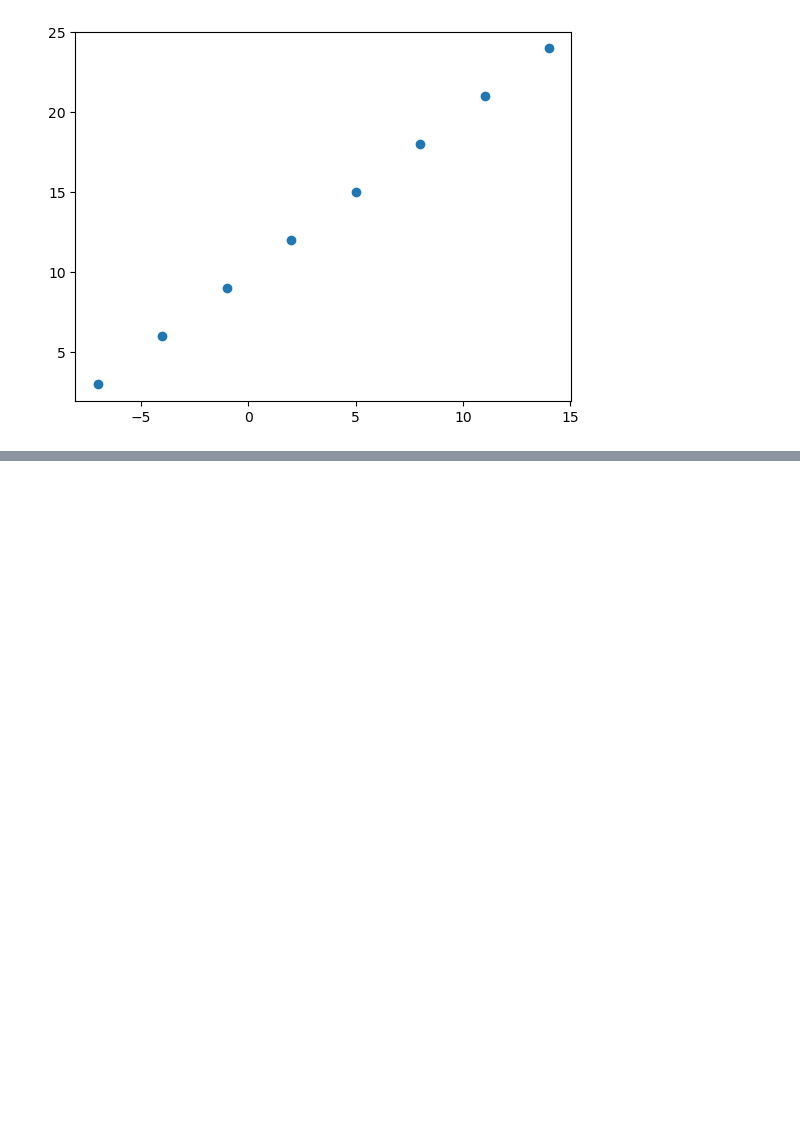
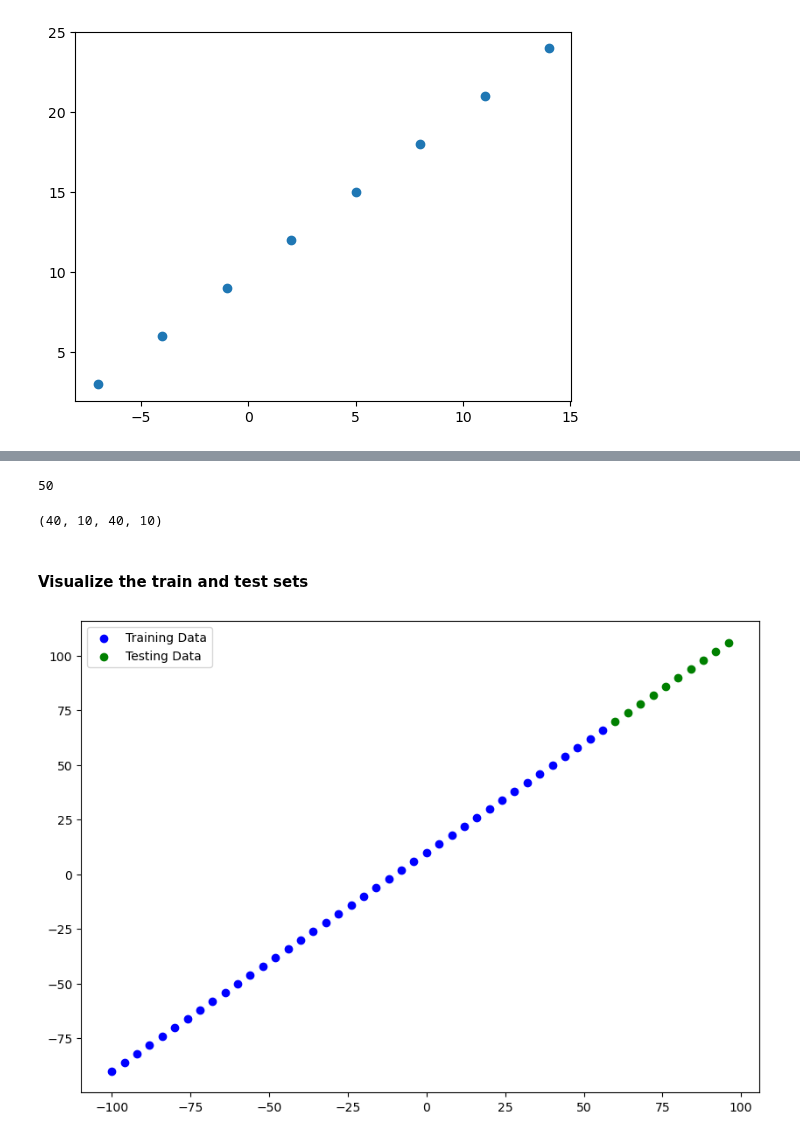
Before and after one commit to VighneshS/learning_tensorflow, a Jupyter notebook: notebooks/neural_networks_with_tensorflow.ipynb, the cells around one changed output, grey strips where cells are left out. Cells and saved outputs as stored; diff of their text form; code cells hidden in the pictures; blank space fills up the shorter version.

```diff
--- a/notebooks/neural_networks_with_tensorflow.ipynb
+++ b/notebooks/neural_networks_with_tensorflow.ipynb
@@ -158,0 +383,31 @@ plt.scatter(X, y)
+# %%
+len(X)
+# %% [output]
+50
+# %%
+# We will skip validation set for now as we have a small dataset
+
+# Training set
+X_train, y_train = X[:40], y[:40]
+
+# Test set
+X_test, y_test = X[40:], y[40:]
+
+len(X_train), len(X_test), len(y_train), len(y_test)
+# %% [output]
+(40, 10, 40, 10)
+# %% [markdown]
+#### Visualize the train and test sets
+# %%
+plt.figure(figsize=(10, 7))
+
+# Plot training data in blue
+plt.scatter(X_train, y_train, c="b", label="Training Data")
+
+# Plot testing data in blue
+plt.scatter(X_test, y_test, c="g", label="Testing Data")
+
+# Show the legend
+plt.legend();
+# %% [output]
+[figure, added]
```
Also changed, not shown: parts of 117 cells of this notebook, 1 other file.
